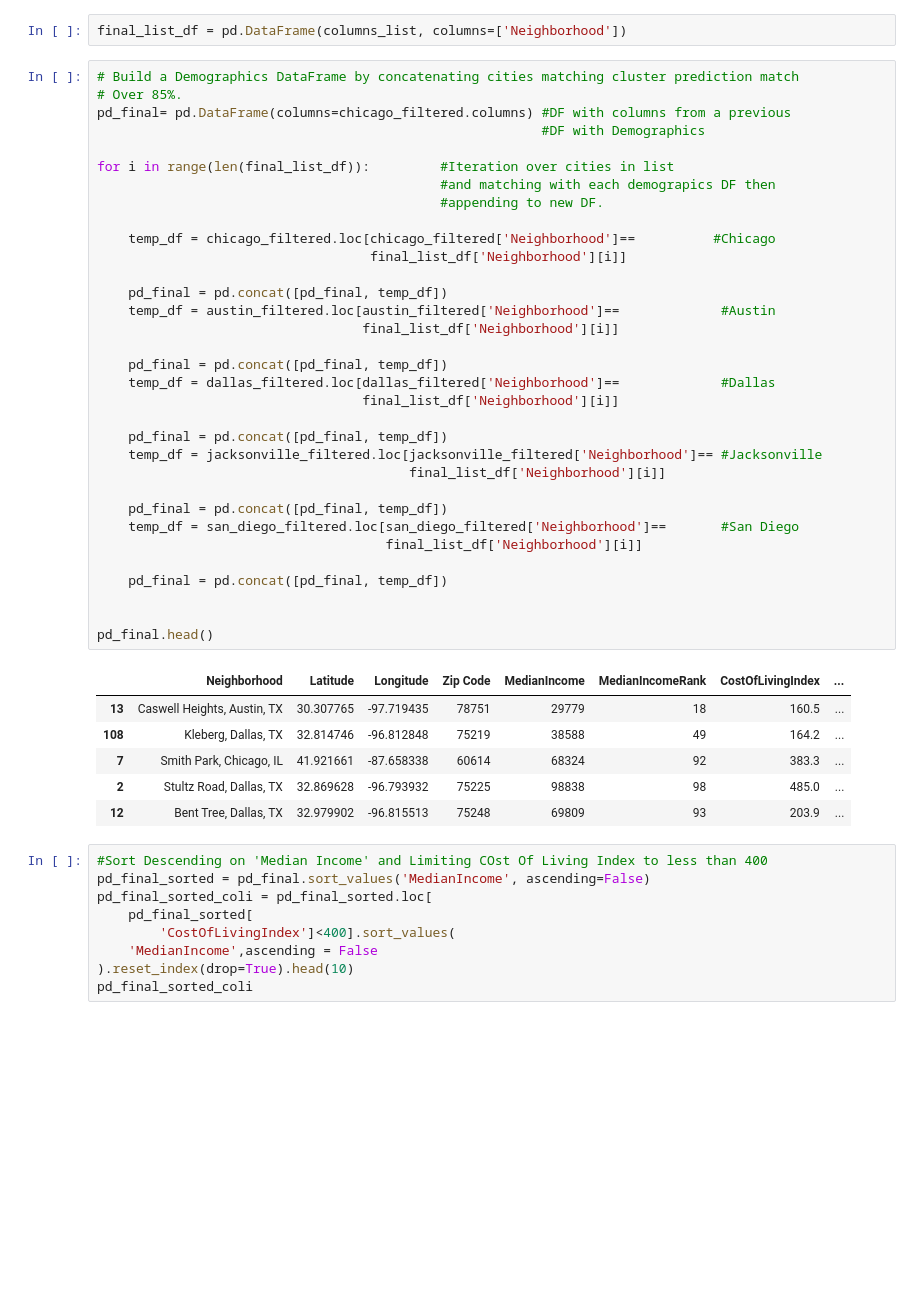
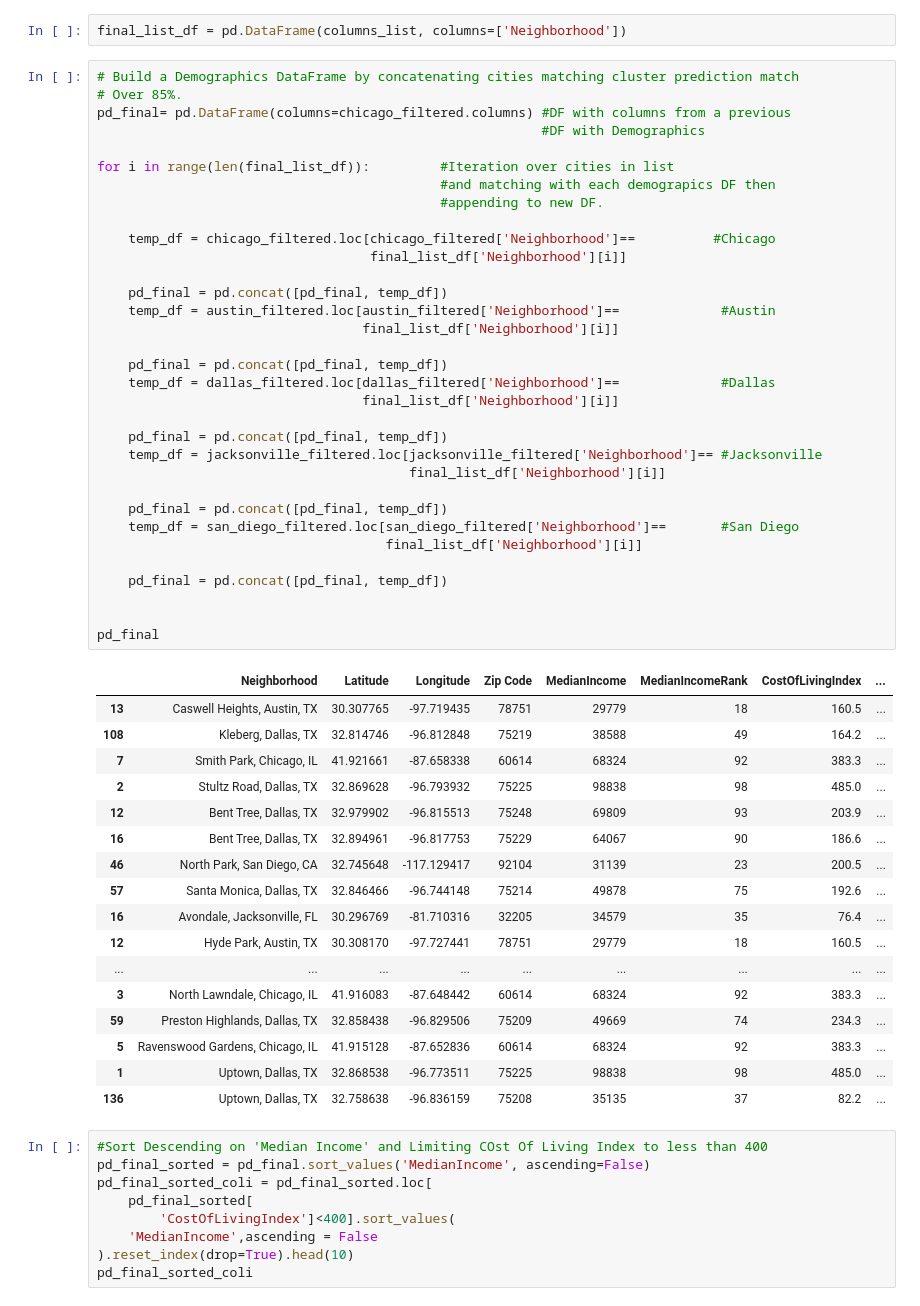
Before and after one commit to gtm1235/IBM_DS_Capstone, a Jupyter notebook: moving_challenge.ipynb, the cells around one changed output. Cells and saved outputs as stored; diff of their text form; blank space fills up the shorter version.

Commit message:
Plots, tables, and data added

```diff
--- a/moving_challenge.ipynb
+++ b/moving_challenge.ipynb
@@ -1512,34 +1512,45 @@ for i in range(len(final_list_df)):         #Iteration over cities in list
 
     temp_df = chicago_filtered.loc[chicago_filtered['Neighborhood']==          #Chicago
                                    final_list_df['Neighborhood'][i]]
 
     pd_final = pd.concat([pd_final, temp_df])
     temp_df = austin_filtered.loc[austin_filtered['Neighborhood']==             #Austin
                                   final_list_df['Neighborhood'][i]]
 
     pd_final = pd.concat([pd_final, temp_df])
     temp_df = dallas_filtered.loc[dallas_filtered['Neighborhood']==             #Dallas
                                   final_list_df['Neighborhood'][i]]
 
     pd_final = pd.concat([pd_final, temp_df])
     temp_df = jacksonville_filtered.loc[jacksonville_filtered['Neighborhood']== #Jacksonville
                                         final_list_df['Neighborhood'][i]]
 
     pd_final = pd.concat([pd_final, temp_df])
     temp_df = san_diego_filtered.loc[san_diego_filtered['Neighborhood']==       #San Diego
                                      final_list_df['Neighborhood'][i]]
 
     pd_final = pd.concat([pd_final, temp_df])
 
 
-pd_final.head()
+pd_final
 # %% [output]
 |  | Neighborhood | Latitude | Longitude | Zip Code | MedianIncome | MedianIncomeRank | CostOfLivingIndex | ... |
 | 13 | Caswell Heights, Austin, TX | 30.307765 | -97.719435 | 78751 | 29779 | 18 | 160.5 | ... |
 | 108 | Kleberg, Dallas, TX | 32.814746 | -96.812848 | 75219 | 38588 | 49 | 164.2 | ... |
 | 7 | Smith Park, Chicago, IL | 41.921661 | -87.658338 | 60614 | 68324 | 92 | 383.3 | ... |
 | 2 | Stultz Road, Dallas, TX | 32.869628 | -96.793932 | 75225 | 98838 | 98 | 485.0 | ... |
 | 12 | Bent Tree, Dallas, TX | 32.979902 | -96.815513 | 75248 | 69809 | 93 | 203.9 | ... |
+| 16 | Bent Tree, Dallas, TX | 32.894961 | -96.817753 | 75229 | 64067 | 90 | 186.6 | ... |
+| 46 | North Park, San Diego, CA | 32.745648 | -117.129417 | 92104 | 31139 | 23 | 200.5 | ... |
+| 57 | Santa Monica, Dallas, TX | 32.846466 | -96.744148 | 75214 | 49878 | 75 | 192.6 | ... |
+| 16 | Avondale, Jacksonville, FL | 30.296769 | -81.710316 | 32205 | 34579 | 35 | 76.4 | ... |
+| 12 | Hyde Park, Austin, TX | 30.308170 | -97.727441 | 78751 | 29779 | 18 | 160.5 | ... |
+| ... | ... | ... | ... | ... | ... | ... | ... | ... |
+| 3 | North Lawndale, Chicago, IL | 41.916083 | -87.648442 | 60614 | 68324 | 92 | 383.3 | ... |
+| 59 | Preston Highlands, Dallas, TX | 32.858438 | -96.829506 | 75209 | 49669 | 74 | 234.3 | ... |
+| 5 | Ravenswood Gardens, Chicago, IL | 41.915128 | -87.652836 | 60614 | 68324 | 92 | 383.3 | ... |
+| 1 | Uptown, Dallas, TX | 32.868538 | -96.773511 | 75225 | 98838 | 98 | 485.0 | ... |
+| 136 | Uptown, Dallas, TX | 32.758638 | -96.836159 | 75208 | 35135 | 37 | 82.2 | ... |
 # %%
 #Sort Descending on 'Median Income' and Limiting COst Of Living Index to less than 400
 pd_final_sorted = pd_final.sort_values('MedianIncome', ascending=False)
```
Also changed, not shown: 16 other files.
